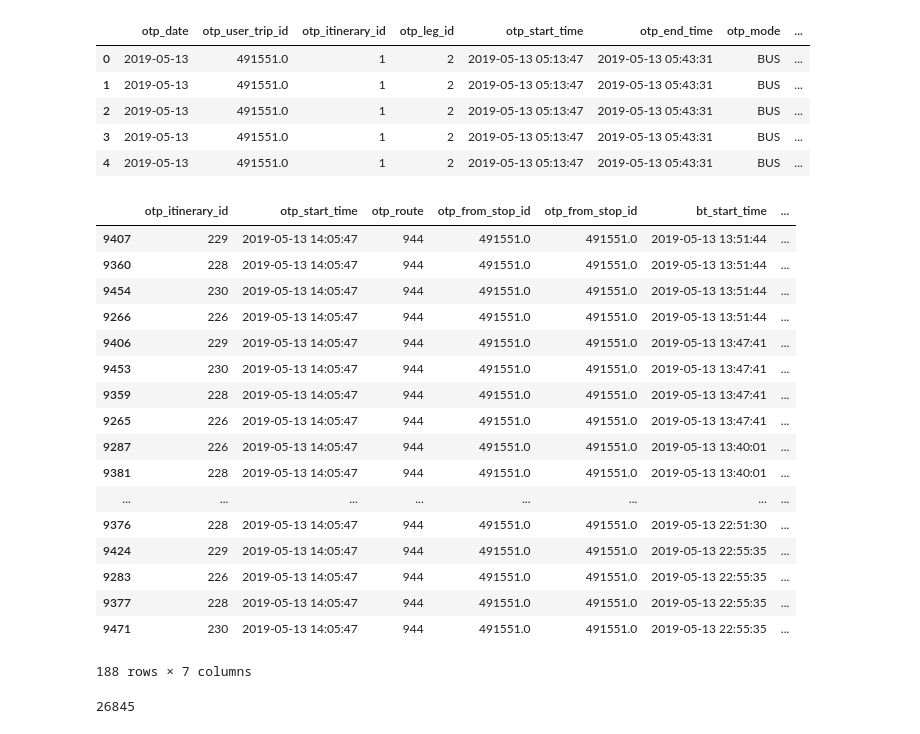
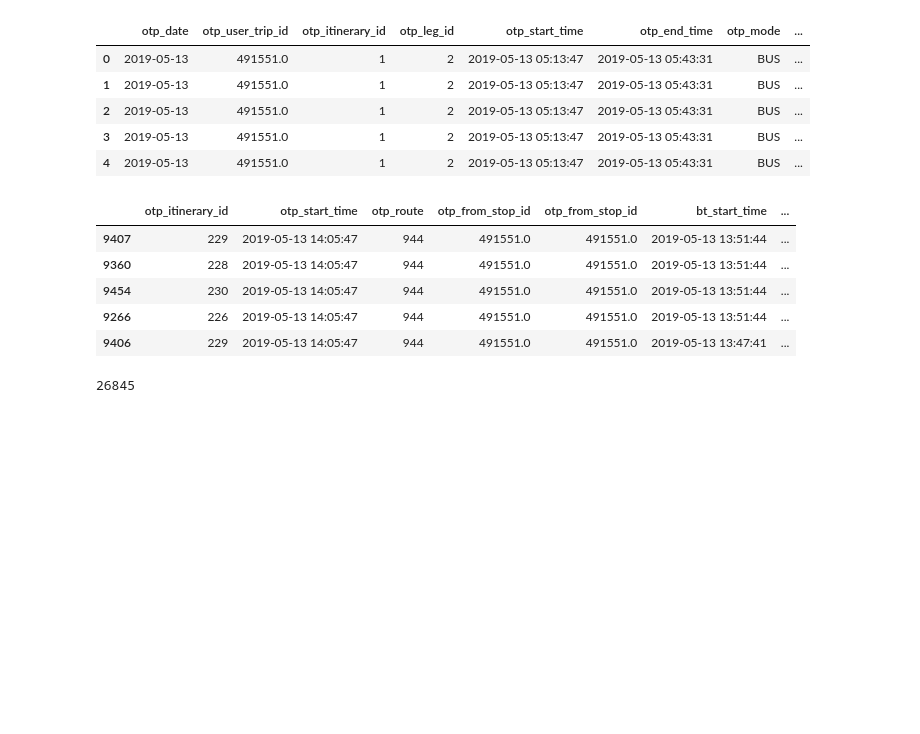
Before and after one commit to andrezaraquel/TransferTimeAnalysisCG, a Jupyter notebook: workspace/python/people-paths/trips-destination-inference/otp-od-builder-test.ipynb, the cells around one changed output. Drawn from its saved outputs; the diff is of its cells as text; code cells hidden in the pictures; blank space fills up the shorter version.

```diff
--- a/workspace/python/people-paths/trips-destination-inference/otp-od-builder-test.ipynb
+++ b/workspace/python/people-paths/trips-destination-inference/otp-od-builder-test.ipynb
@@ -239,23 +211,11 @@ scheduled_itin_observed_o.head()
 | 4 | 2019-05-13 | 491551.0 | 1 | 2 | 2019-05-13 05:13:47 | 2019-05-13 05:43:31 | BUS | ... |
 # %%
 scheduled_itin_observed_o[(scheduled_itin_observed_o.otp_route == "944") & (scheduled_itin_observed_o.otp_start_time == '2019-05-13 14:05:47')][['otp_itinerary_id',"otp_start_time","otp_route","otp_from_stop_id",
-                                                                           "otp_from_stop_id", "bt_start_time", "sched_obs_start_timediff"]].sort_values(by=['sched_obs_start_timediff'])
+                                                                           "otp_from_stop_id", "bt_start_time", "sched_obs_start_timediff"]].sort_values(by=['sched_obs_start_timediff']).head()
 # %% [output]
 |  | otp_itinerary_id | otp_start_time | otp_route | otp_from_stop_id | otp_from_stop_id | bt_start_time | ... |
 | 9407 | 229 | 2019-05-13 14:05:47 | 944 | 491551.0 | 491551.0 | 2019-05-13 13:51:44 | ... |
 | 9360 | 228 | 2019-05-13 14:05:47 | 944 | 491551.0 | 491551.0 | 2019-05-13 13:51:44 | ... |
 | 9454 | 230 | 2019-05-13 14:05:47 | 944 | 491551.0 | 491551.0 | 2019-05-13 13:51:44 | ... |
 | 9266 | 226 | 2019-05-13 14:05:47 | 944 | 491551.0 | 491551.0 | 2019-05-13 13:51:44 | ... |
 | 9406 | 229 | 2019-05-13 14:05:47 | 944 | 491551.0 | 491551.0 | 2019-05-13 13:47:41 | ... |
-| 9453 | 230 | 2019-05-13 14:05:47 | 944 | 491551.0 | 491551.0 | 2019-05-13 13:47:41 | ... |
-| 9359 | 228 | 2019-05-13 14:05:47 | 944 | 491551.0 | 491551.0 | 2019-05-13 13:47:41 | ... |
-| 9265 | 226 | 2019-05-13 14:05:47 | 944 | 491551.0 | 491551.0 | 2019-05-13 13:47:41 | ... |
-| 9287 | 226 | 2019-05-13 14:05:47 | 944 | 491551.0 | 491551.0 | 2019-05-13 13:40:01 | ... |
-| 9381 | 228 | 2019-05-13 14:05:47 | 944 | 491551.0 | 491551.0 | 2019-05-13 13:40:01 | ... |
-| ... | ... | ... | ... | ... | ... | ... | ... |
-| 9376 | 228 | 2019-05-13 14:05:47 | 944 | 491551.0 | 491551.0 | 2019-05-13 22:51:30 | ... |
-| 9424 | 229 | 2019-05-13 14:05:47 | 944 | 491551.0 | 491551.0 | 2019-05-13 22:55:35 | ... |
-| 9283 | 226 | 2019-05-13 14:05:47 | 944 | 491551.0 | 491551.0 | 2019-05-13 22:55:35 | ... |
-| 9377 | 228 | 2019-05-13 14:05:47 | 944 | 491551.0 | 491551.0 | 2019-05-13 22:55:35 | ... |
-| 9471 | 230 | 2019-05-13 14:05:47 | 944 | 491551.0 | 491551.0 | 2019-05-13 22:55:35 | ... |
-188 rows × 7 columns
```
Also changed, not shown: parts of 25 cells of this notebook, 1 other file.
